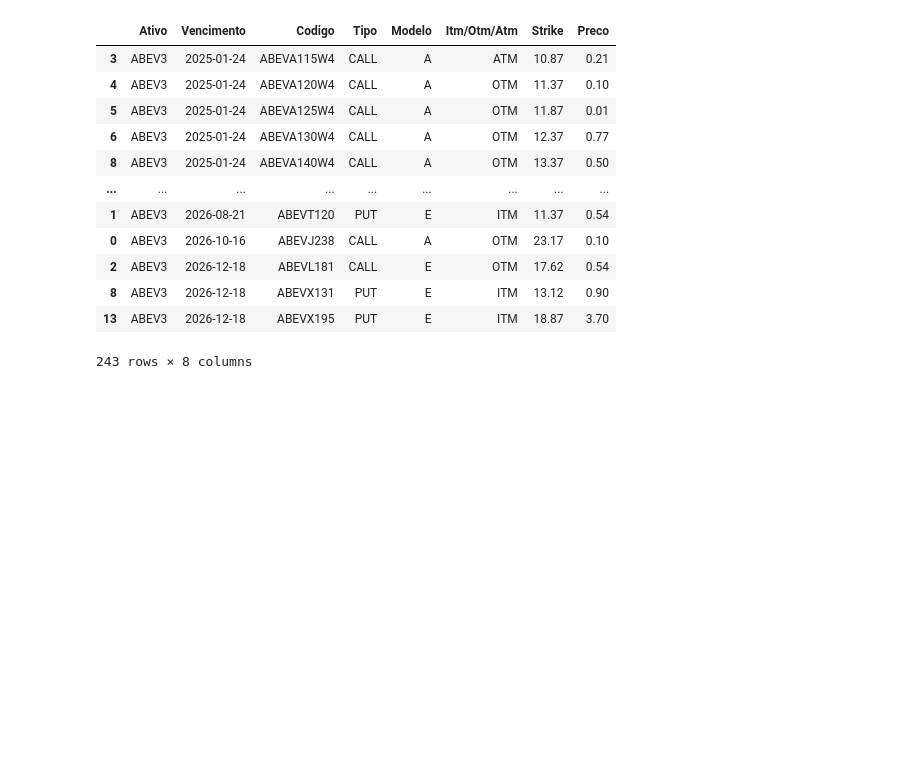
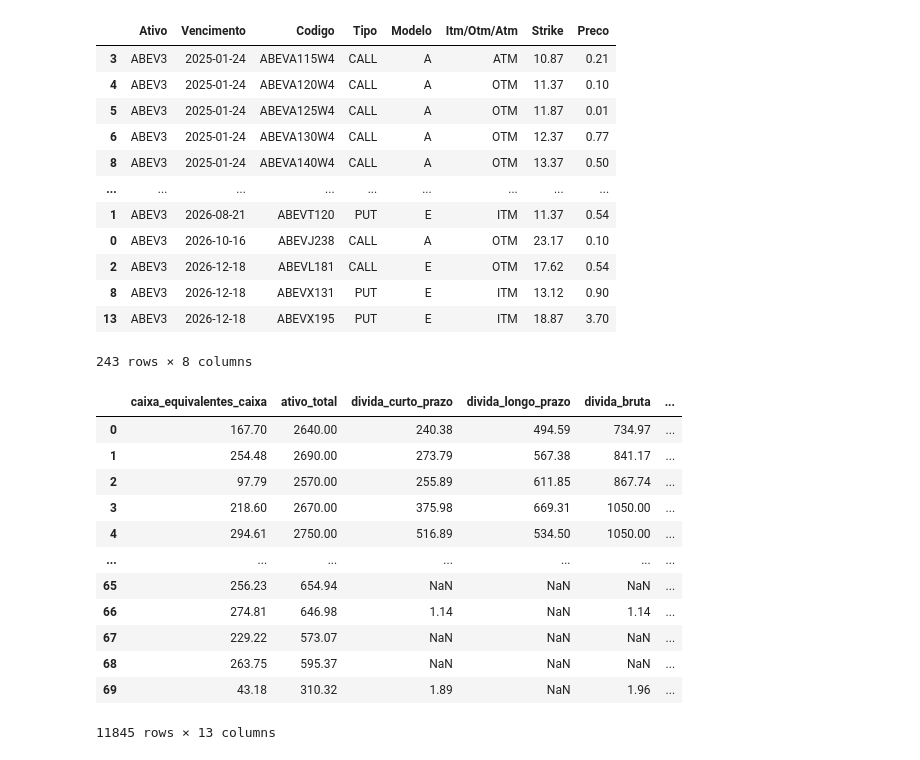
Before and after one commit to Jeferson100/fundamentalist-stock-brazil, a Jupyter notebook: extraindo_dados.ipynb, the cells around one changed output. Drawn from its saved outputs; the diff is of its cells as text; code cells hidden in the pictures; blank space fills up the shorter version.

Commit message:
Criando script para juncao dos dois balancos

```diff
--- a/extraindo_dados.ipynb
+++ b/extraindo_dados.ipynb
@@ -262,3 +262,29 @@ opc_ambv[opc_ambv['Preco'].notnull()]
 | 8 | ABEV3 | 2026-12-18 | ABEVX131 | PUT | E | ITM | 13.12 | 0.90 |
 | 13 | ABEV3 | 2026-12-18 | ABEVX195 | PUT | E | ITM | 18.87 | 3.70 |
 243 rows × 8 columns
+# %%
+import pandas as pd
+
+df2 = pd.read_csv('dados/resumo_balanco_acima_100.csv', index_col=0)
+
+df1 = pd.read_csv('dados/resumo_balanco_ate_100.csv', index_col=0)
+
+df_junto = pd.concat([df1, df2])
+
+df_junto.to_csv('resumo_balanco.csv')
+# %%
+df_junto
+# %% [output]
+|  | caixa_equivalentes_caixa | ativo_total | divida_curto_prazo | divida_longo_prazo | divida_bruta | ... |
+| 0 | 167.70 | 2640.00 | 240.38 | 494.59 | 734.97 | ... |
+| 1 | 254.48 | 2690.00 | 273.79 | 567.38 | 841.17 | ... |
+| 2 | 97.79 | 2570.00 | 255.89 | 611.85 | 867.74 | ... |
+| 3 | 218.60 | 2670.00 | 375.98 | 669.31 | 1050.00 | ... |
+| 4 | 294.61 | 2750.00 | 516.89 | 534.50 | 1050.00 | ... |
+| ... | ... | ... | ... | ... | ... | ... |
+| 65 | 256.23 | 654.94 | NaN | NaN | NaN | ... |
+| 66 | 274.81 | 646.98 | 1.14 | NaN | 1.14 | ... |
+| 67 | 229.22 | 573.07 | NaN | NaN | NaN | ... |
+| 68 | 263.75 | 595.37 | NaN | NaN | NaN | ... |
+| 69 | 43.18 | 310.32 | 1.89 | NaN | 1.96 | ... |
+11845 rows × 13 columns
```
Also changed, not shown: parts of 1 cell of this notebook, 4 other files.
